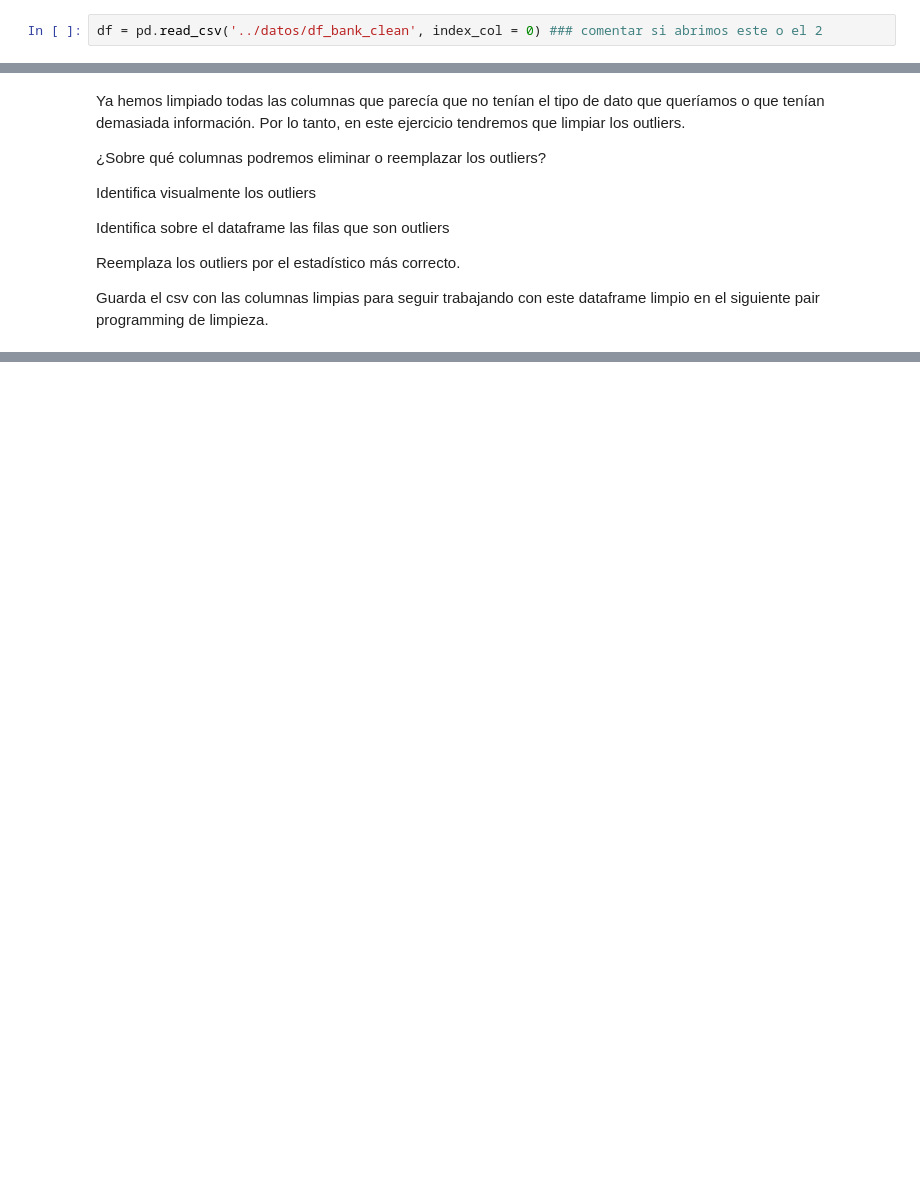
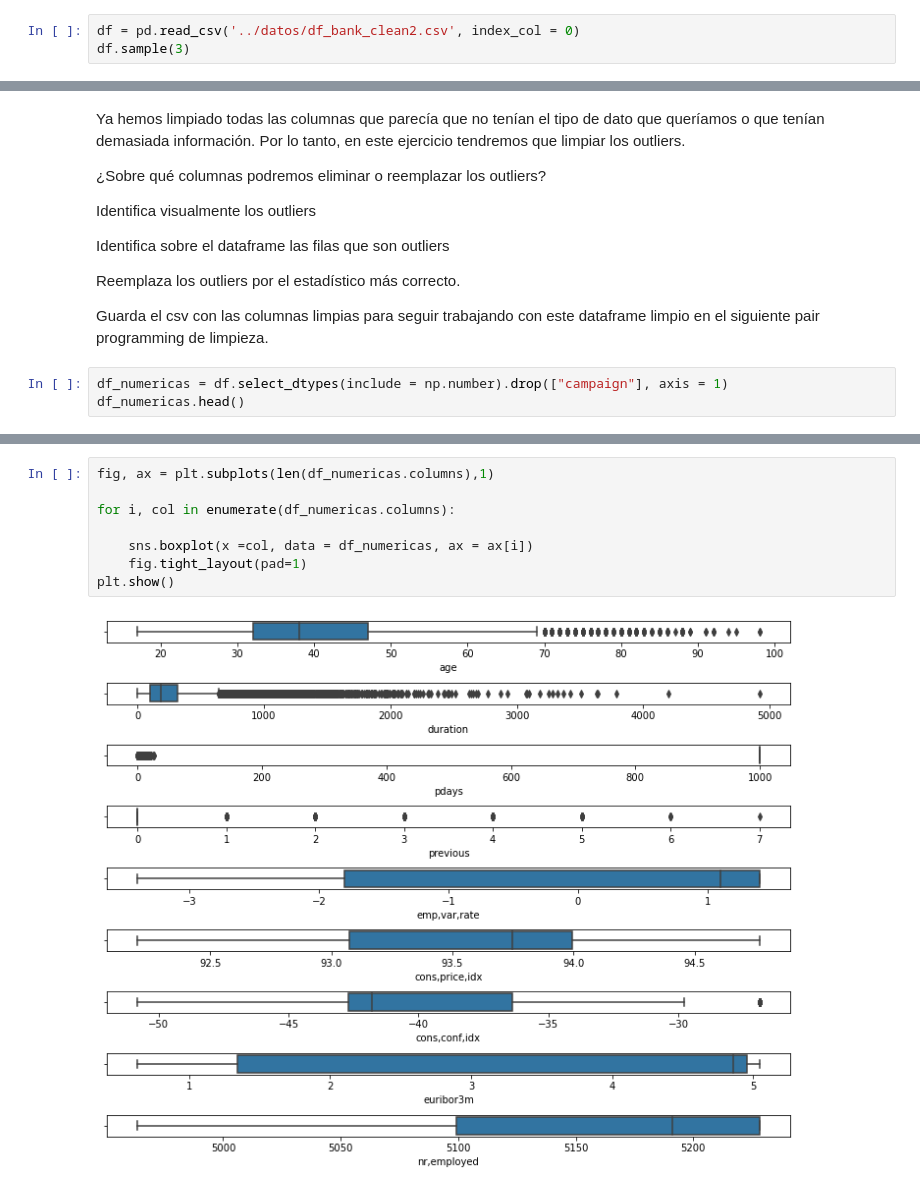
Before and after one commit to Adalab/promo_d_da_modulo2_sprint2_Cristina-Paloma, a Jupyter notebook: Limpieza/limpieza-3-valores-extremos.ipynb, the cells around one changed output, grey strips where cells are left out. Saved outputs shown, nothing was run; the diff lists cells and outputs as text; blank space fills up the shorter version.

```diff
--- a/Limpieza/limpieza-3-valores-extremos.ipynb
+++ b/Limpieza/limpieza-3-valores-extremos.ipynb
@@ -22,4 +22,5 @@ import sidetable
 plt.rcParams["figure.figsize"] = (10,8)
 pd.options.display.max_columns = None
 # %%
-df = pd.read_csv('../datos/df_bank_clean', index_col = 0) ### comentar si abrimos este o el 2
+df = pd.read_csv('../datos/df_bank_clean2.csv', index_col = 0)
+df.sample(3)
@@ -35,3 +41,6 @@ Identifica sobre el dataframe las filas que son outliers
 Reemplaza los outliers por el estadístico más correcto.
 
 Guarda el csv con las columnas limpias para seguir trabajando con este dataframe limpio en el siguiente pair programming de limpieza.
+# %%
+df_numericas = df.select_dtypes(include = np.number).drop(["campaign"], axis = 1)
+df_numericas.head()
@@ -37,0 +54,10 @@ Guarda el csv con las columnas limpias para seguir trabajando con este dataframe
+# %%
+fig, ax = plt.subplots(len(df_numericas.columns),1)
+
+for i, col in enumerate(df_numericas.columns):
+
+    sns.boxplot(x =col, data = df_numericas, ax = ax[i])
+    fig.tight_layout(pad=1)
+plt.show()
+# %% [output]
+[figure, added]
```
Also changed, not shown: parts of 28 cells of this notebook.
